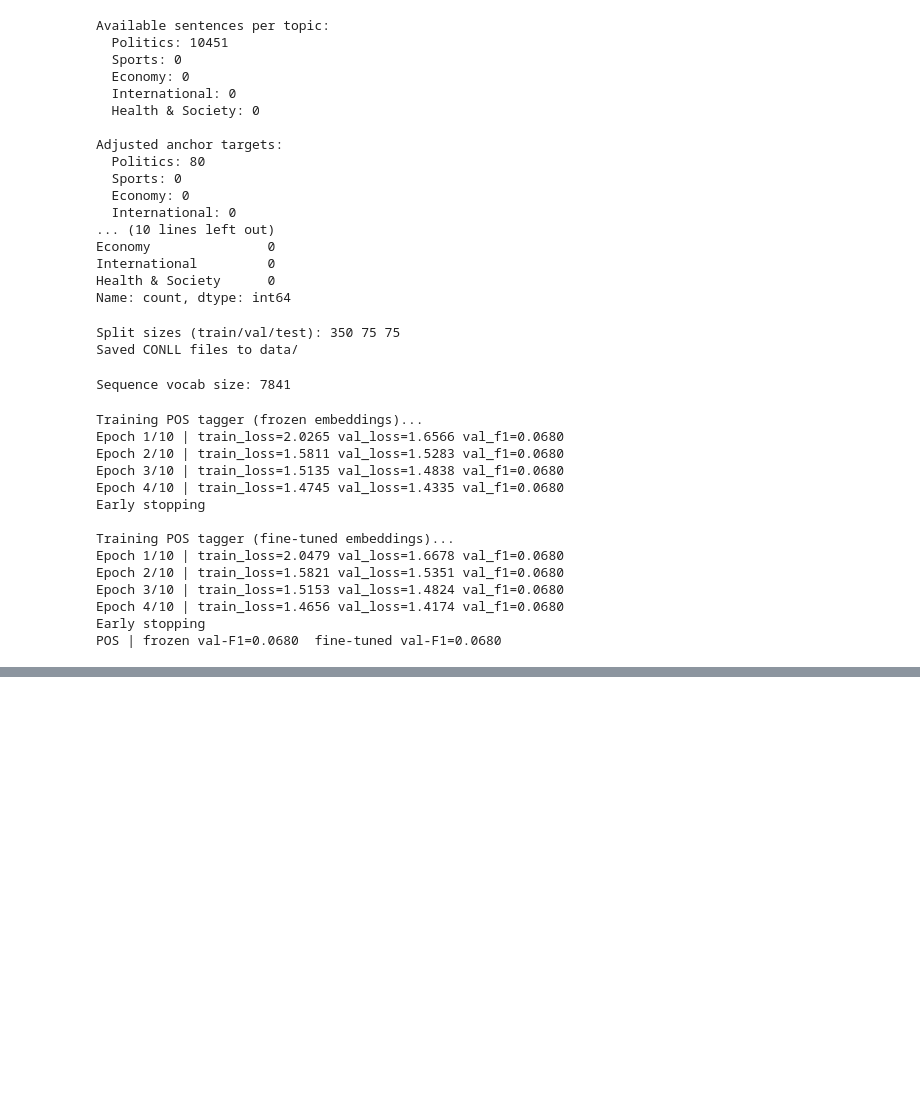
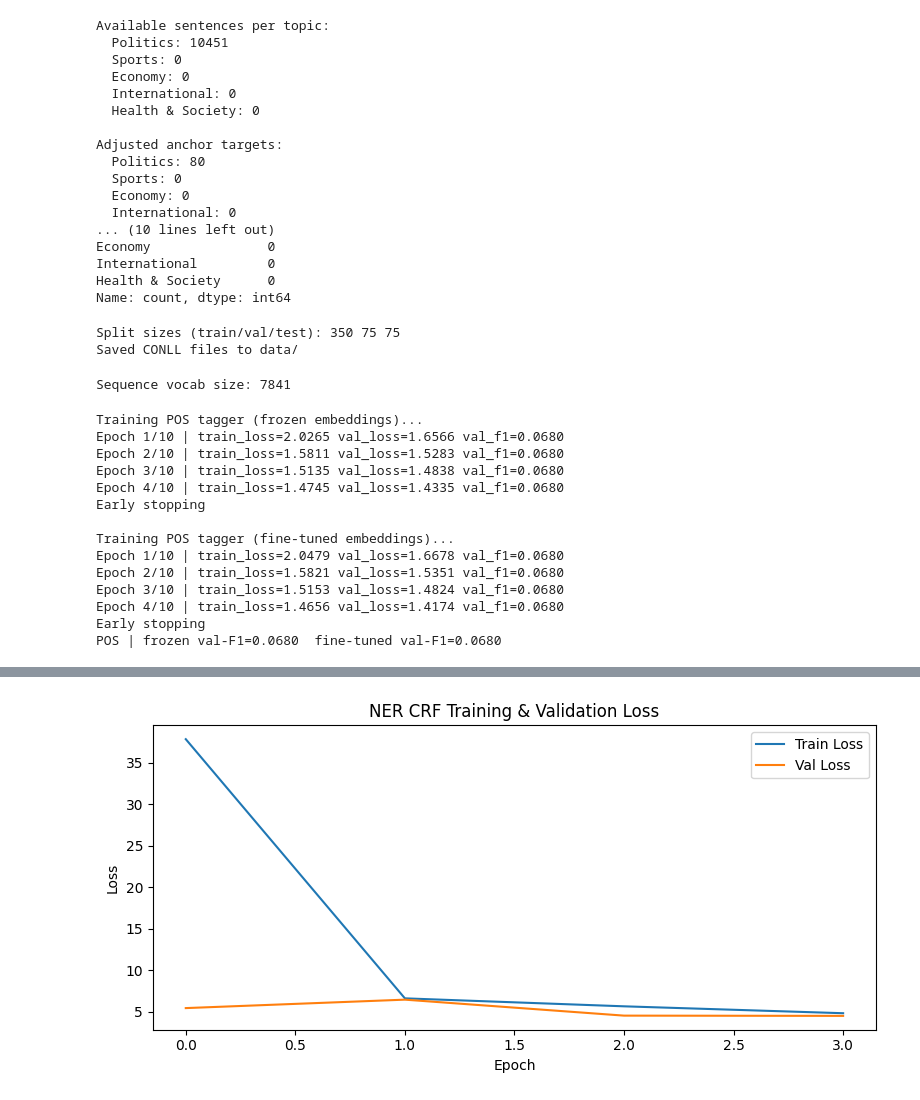
Before and after one commit to abdullahgujjar521/i23-2641-NLP-Assignment2, a Jupyter notebook: I23-2641_Assignment2_DS-C.ipynb, the cells around one changed output, grey strips where cells are left out. Cells and saved outputs as stored; diff of their text form; code cells hidden in the pictures; blank space fills up the shorter version.

```diff
--- a/I23-2641_Assignment2_DS-C.ipynb
+++ b/I23-2641_Assignment2_DS-C.ipynb
@@ -914,0 +1045,83 @@ POS | frozen val-F1=0.0680  fine-tuned val-F1=0.0680
+# %%
+# Train NER with CRF (FIX8: use BiLSTMCRF with Viterbi decoding)
+def extract_entities_bio(seq):
+    entities, i = [], 0
+    while i < len(seq):
+        tag = seq[i]
+        if tag == 'O' or '-' not in tag:
+            i += 1; continue
+        pref, typ = tag.split('-', 1)
+        start = i
+        while i < len(seq) and (seq[i] == f'I-{typ}' or seq[i] == f'B-{typ}'):
+            i += 1
+        entities.append((typ, start, i - 1))
+    return entities
+
+
+def train_ner_crf(freeze=False, epochs=10, patience=3):
+    tr_dl = DataLoader(SeqDS(train_data, 'ner'), batch_size=32, shuffle=True,  collate_fn=collate_seq)
+    va_dl = DataLoader(SeqDS(val_data,   'ner'), batch_size=64, shuffle=False, collate_fn=collate_seq)
+
+    model = BiLSTMCRF(len(w2i_seq), 100, 128, len(NER_TAGS),
+                      emb_init=emb_c3, freeze=freeze).to(DEVICE)
+    opt  = torch.optim.Adam(model.parameters(), lr=1e-3, weight_decay=1e-4)
+
+    best_f1, best_state, bad = -1, None, 0
+    tr_losses, va_losses = [], []
+
+    for ep in range(epochs):
+        model.train()
+        tl = []
+        for x, y, m in tr_dl:
+            x, y, m = x.to(DEVICE), y.to(DEVICE), m.to(DEVICE)
+            opt.zero_grad()
+            loss = model.loss(x, y, m)
+            loss.backward()
+            opt.step()
+            tl.append(float(loss.item()))
+
+        model.eval()
+        vl, y_true, y_pred = [], [], []
+        with torch.no_grad():
+            for x, y, m in va_dl:
+                x, y, m = x.to(DEVICE), y.to(DEVICE), m.to(DEVICE)
+                vl.append(float(model.loss(x, y, m).item()))
+                paths = model.predict(x, m)
+                safe_y = y.clone(); safe_y[safe_y == -100] = 0
+                for b, path in enumerate(paths):
+                    L = len(path)
+                    y_true.extend(safe_y[b, :L].cpu().numpy().tolist())
+                    y_pred.extend(path)
+
+        f1 = f1_score(y_true, y_pred, average='macro', zero_division=0)
+        tr_losses.append(np.mean(tl))
+        va_losses.append(np.mean(vl))
+        print(f'NER CRF Epoch {ep+1}/{epochs} | train_loss={tr_losses[-1]:.4f} '
+              f'val_loss={va_losses[-1]:.4f} val_f1={f1:.4f}')
+
+        if f1 > best_f1:
+            best_f1 = f1
+            best_state = {k: v.cpu().clone() for k, v in model.state_dict().items()}
+            bad = 0
+        else:
+            bad += 1
+            if bad >= patience:
+                print('Early stopping'); break
+
+    model.load_state_dict(best_state)
+    # Plot NER training curves
+    fig, ax = plt.subplots(figsize=(8, 4))
+    ax.plot(tr_losses, label='Train Loss')
+    ax.plot(va_losses, label='Val Loss')
+    ax.set_xlabel('Epoch'); ax.set_ylabel('Loss')
+    ax.set_title('NER CRF Training & Validation Loss')
+    ax.legend(); plt.tight_layout()
+    plt.savefig(PLOT_DIR / 'ner_crf_loss.png', dpi=150); plt.show()
+    return model, tr_losses, va_losses, best_f1
+
+
+print('Training NER BiLSTM-CRF...')
+ner_model, ner_tr, ner_va, ner_best_f1 = train_ner_crf(freeze=False, epochs=10, patience=3)
+torch.save(ner_model.state_dict(), MODEL_DIR / 'bilstm_ner.pt')
+print(f'NER best val F1: {ner_best_f1:.4f}')
+# %% [output]
@@ -914,0 +1134 @@ POS | frozen val-F1=0.0680  fine-tuned val-F1=0.0680
+[figure, added]
```
Also changed, not shown: parts of 3 cells of this notebook, 3 other files.
